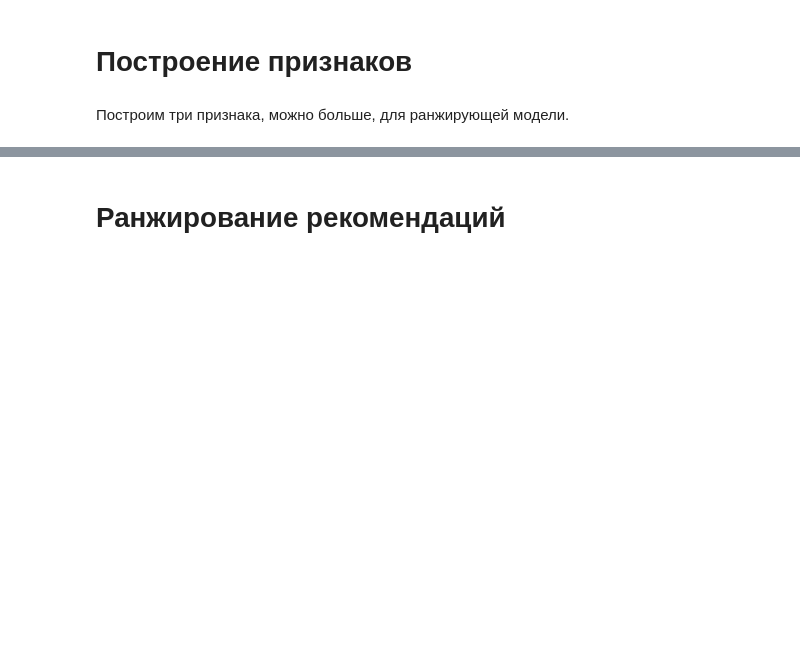
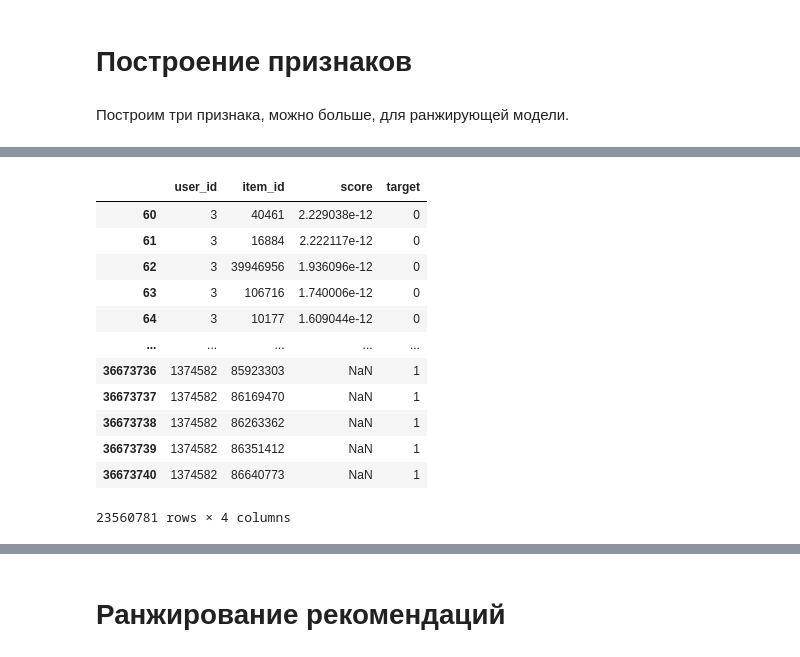
Before and after one commit to glebrwl/mle-recsys-project, a Jupyter notebook: recommendations.ipynb, the cells around one changed output, grey strips where cells are left out. Saved outputs shown, nothing was run; the diff lists cells and outputs as text; code cells hidden in the pictures; blank space fills up the shorter version.

```diff
--- a/recommendations.ipynb
+++ b/recommendations.ipynb
@@ -593,0 +1036,16 @@ Uploaded recsys/data/top_popular.parquet to s3-student-mle-20240625-3348db98ef.
+# %%
+candidates_to_sample
+# %% [output]
+|  | user_id | item_id | score | target |
+| 60 | 3 | 40461 | 2.229038e-12 | 0 |
+| 61 | 3 | 16884 | 2.222117e-12 | 0 |
+| 62 | 3 | 39946956 | 1.936096e-12 | 0 |
+| 63 | 3 | 106716 | 1.740006e-12 | 0 |
+| 64 | 3 | 10177 | 1.609044e-12 | 0 |
+| ... | ... | ... | ... | ... |
+| 36673736 | 1374582 | 85923303 | NaN | 1 |
+| 36673737 | 1374582 | 86169470 | NaN | 1 |
+| 36673738 | 1374582 | 86263362 | NaN | 1 |
+| 36673739 | 1374582 | 86351412 | NaN | 1 |
+| 36673740 | 1374582 | 86640773 | NaN | 1 |
+23560781 rows × 4 columns
```
Also changed, not shown: parts of 61 cells of this notebook.
